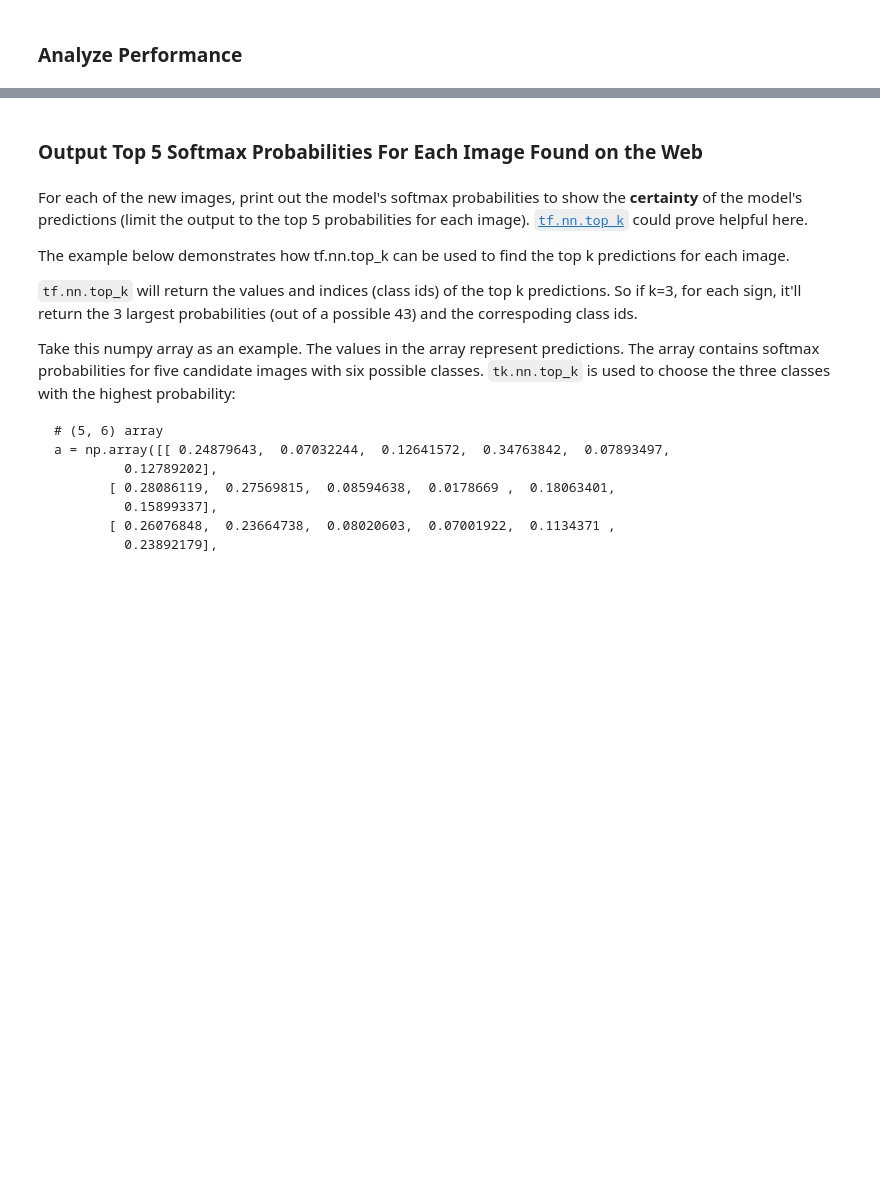
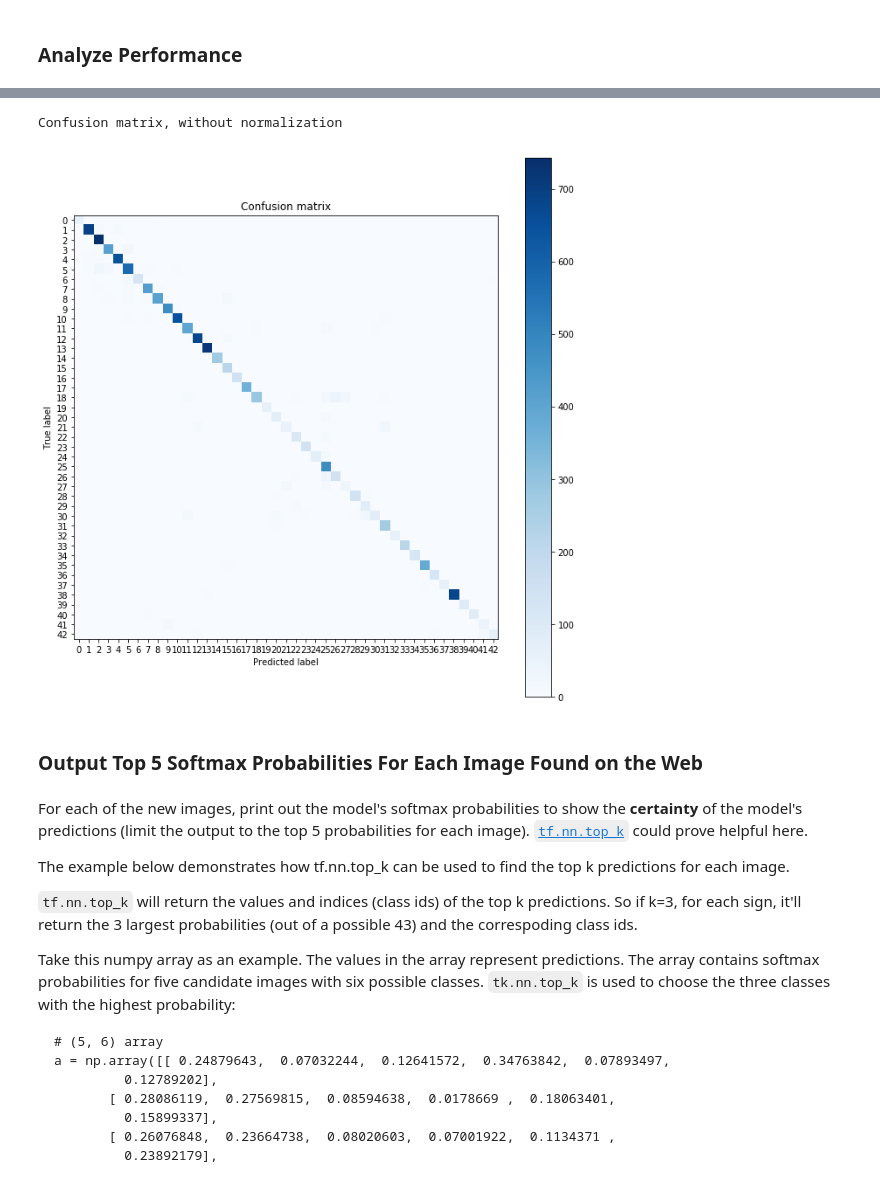
Before and after one commit to ooleksyuk/carnd-traffic-sign-classifier-project, a Jupyter notebook: Traffic_Sign_Classifier.ipynb, the cells around one changed output, grey strips where cells are left out. Drawn from its saved outputs; the diff is of its cells as text; code cells hidden in the pictures; blank space fills up the shorter version.

```diff
--- a/Traffic_Sign_Classifier.ipynb
+++ b/Traffic_Sign_Classifier.ipynb
@@ -506,3 +628,10 @@ with tf.Session() as sess:
+# %%
+classes = [i for i in range(n_classes)]
+plt.figure(figsize=(9,9))
+plot_confusion_matrix(confusion_matrix(y_test_provided, y_pred), classes, normalize=False)
+# %% [output]
+Confusion matrix, without normalization
+[figure, added]
 # %% [markdown]
 ### Output Top 5 Softmax Probabilities For Each Image Found on the Web
 # %% [markdown]
```
Also changed, not shown: parts of 17 cells of this notebook, 6 other files.
